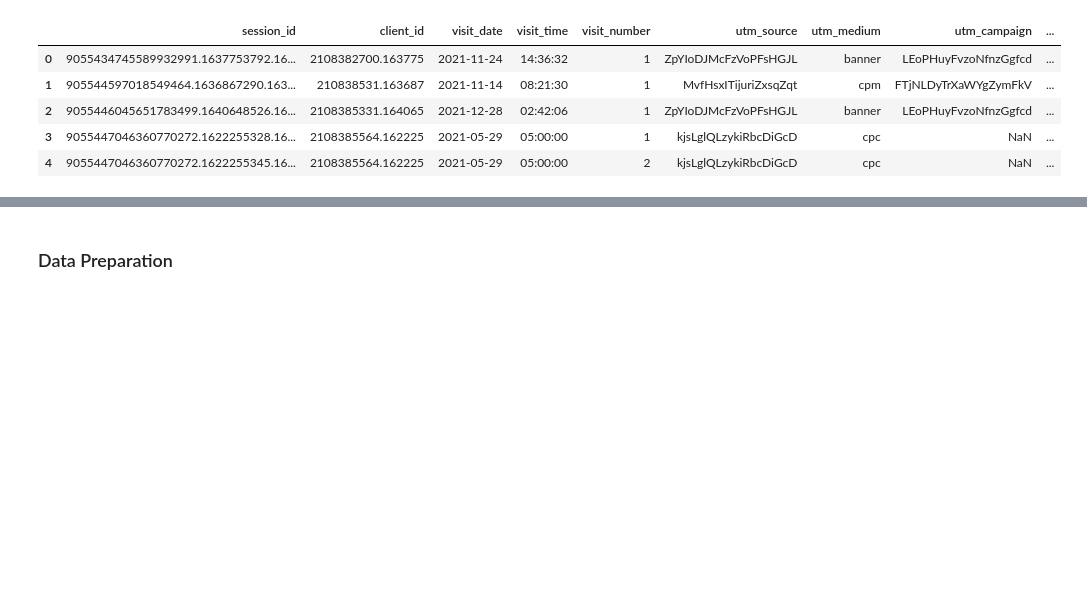
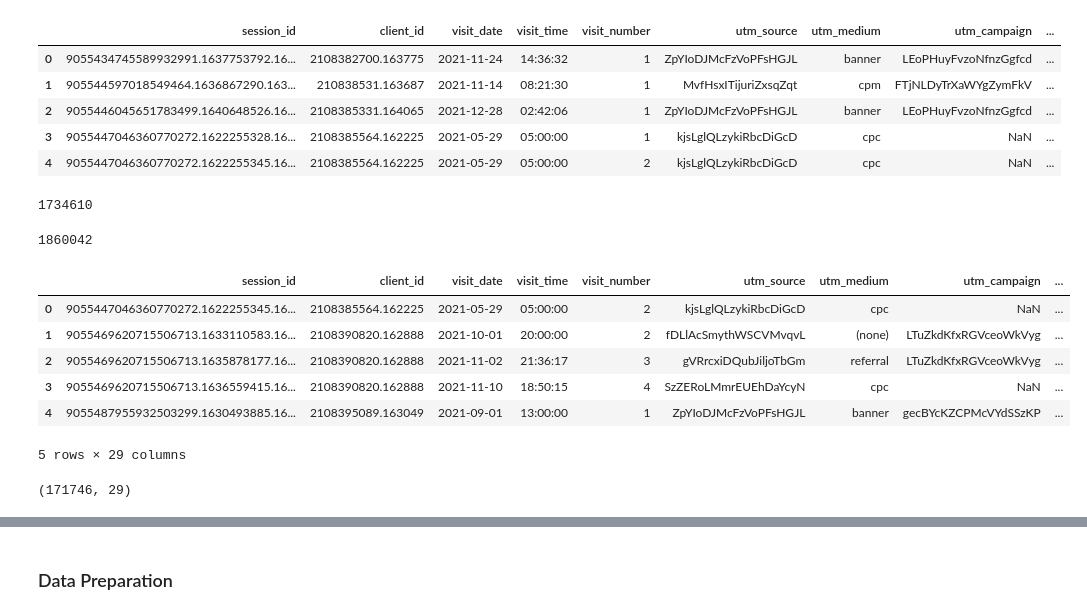
Before and after one commit to IgorKolotushkin/ds_diploma, a Jupyter notebook: diploma.ipynb, the cells around one changed output, grey strips where cells are left out. Cells and saved outputs as stored; diff of their text form; code cells hidden in the pictures; blank space fills up the shorter version.

```diff
--- a/diploma.ipynb
+++ b/diploma.ipynb
@@ -128,0 +125,28 @@ for data in df_hits['session_id'].values:
+# %%
+len(df_hits['session_id'].unique())
+# %% [output]
+1734610
+# %%
+len(df_sessons['session_id'].unique())
+# %% [output]
+1860042
+# %%
+com_df = df_sessons.merge(
+    df_hits,
+    how='inner',
+    left_on=['session_id', 'visit_date', 'visit_number'],
+    right_on=['session_id', 'hit_date', 'hit_number'],
+    )
+com_df.head()
+# %% [output]
+|  | session_id | client_id | visit_date | visit_time | visit_number | utm_source | utm_medium | utm_campaign | ... |
+| 0 | 9055447046360770272.1622255345.16... | 2108385564.162225 | 2021-05-29 | 05:00:00 | 2 | kjsLglQLzykiRbcDiGcD | cpc | NaN | ... |
+| 1 | 9055469620715506713.1633110583.16... | 2108390820.162888 | 2021-10-01 | 20:00:00 | 2 | fDLlAcSmythWSCVMvqvL | (none) | LTuZkdKfxRGVceoWkVyg | ... |
+| 2 | 9055469620715506713.1635878177.16... | 2108390820.162888 | 2021-11-02 | 21:36:17 | 3 | gVRrcxiDQubJiljoTbGm | referral | LTuZkdKfxRGVceoWkVyg | ... |
+| 3 | 9055469620715506713.1636559415.16... | 2108390820.162888 | 2021-11-10 | 18:50:15 | 4 | SzZERoLMmrEUEhDaYcyN | cpc | NaN | ... |
+| 4 | 9055487955932503299.1630493885.16... | 2108395089.163049 | 2021-09-01 | 13:00:00 | 1 | ZpYIoDJMcFzVoPFsHGJL | banner | gecBYcKZCPMcVYdSSzKP | ... |
+5 rows × 29 columns
+# %%
+com_df.shape
+# %% [output]
+(171746, 29)
```
Also changed, not shown: parts of 19 cells of this notebook, 1 other file.
